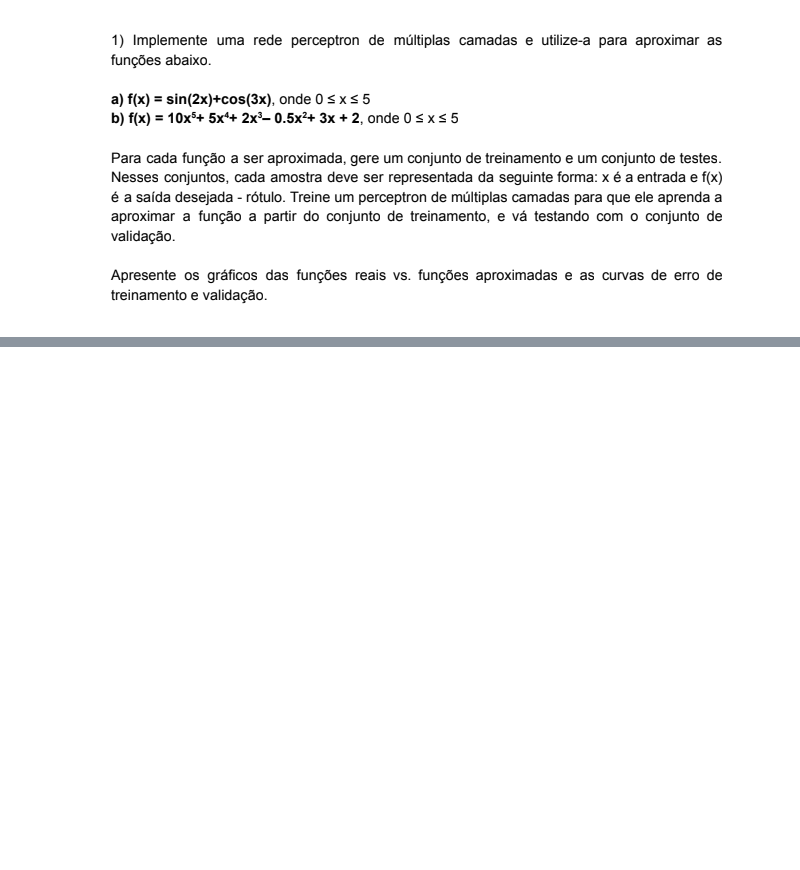
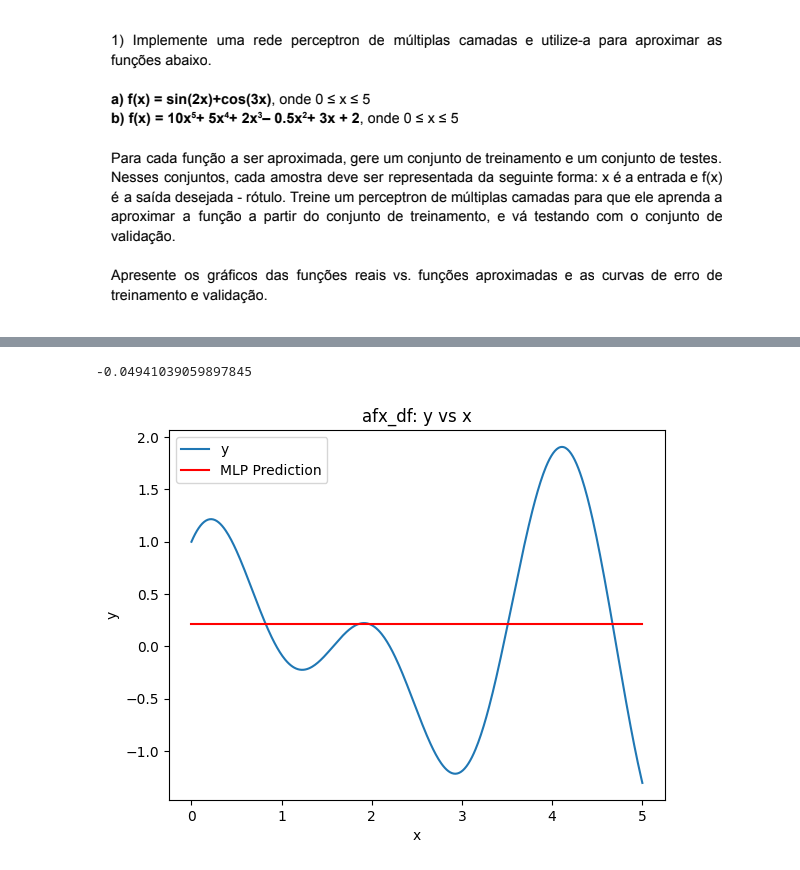
Before and after one commit to HodricVieira/aprendizado-profundo, a Jupyter notebook: Q1 perceptron Fx.ipynb, the cells around one changed output, grey strips where cells are left out. Saved outputs shown, nothing was run; the diff lists cells and outputs as text; code cells hidden in the pictures; blank space fills up the shorter version.

```diff
--- a/Q1 perceptron Fx.ipynb
+++ b/Q1 perceptron Fx.ipynb
@@ -6,0 +12,8 @@ import pandas as pd
+# %%
+def af(x): return np.sin(2*x) + np.cos(3*x)
+afx_table = [(x, af(x)) for x in np.arange(0, 5.01, 0.01)]
+afx_df = pd.DataFrame(afx_table, columns=['x', 'y'])
+
+def bf(x): return 10*x**5 + 5*x**4 + 2*x**3 + - 0.5*x**2 + 3*x + 2
+bfx_table = [(x, bf(x)) for x in np.arange(0, 5.01, 0.01)]
+bfx_df = pd.DataFrame(bfx_table, columns=['x', 'y'])
@@ -6,0 +36,3 @@ import pandas as pd
+# %%
+afx_df_sample = afx_df.sample(n=400, random_state=42)
+bfx_df_sample = bfx_df.sample(n=400, random_state=42)
@@ -6,0 +55,8 @@ import pandas as pd
+# %%
+afx_trainX, afx_testX, afx_trainY, afx_testY = model_selection.train_test_split(
+    afx_df_sample['x'].values.reshape(-1, 1), afx_df_sample['y'].values.reshape(-1, 1), test_size=0.2, random_state=42)
+
+bfx_trainX, bfx_testX, bfx_trainY, bfx_testY = model_selection.train_test_split(
+    bfx_df_sample['x'].values.reshape(-1, 1), bfx_df_sample['y'].values.reshape(-1, 1), test_size=0.2, random_state=42)
+
+bfx_trainX
@@ -6,0 +81,11 @@ import pandas as pd
+# %%
+amodel = MLPRegressor(hidden_layer_sizes=(30, 50, 50, 50, 5, 5),
+                    max_iter=2000,
+                    tol=0.001,
+                    learning_rate_init=0.01,
+                    solver='sgd',
+                    activation='logistic',
+                    learning_rate='adaptive',
+                    verbose=True
+                        )
+amodel.fit(afx_trainX, afx_trainY)
@@ -6,0 +157,18 @@ import pandas as pd
+# %%
+bmodel.predict(bfx_testX)
+
+bmodel.score(bfx_testX, bfx_testY)
+# %% [output]
+-0.04941039059897845
+# %%
+afx_df.plot(x='x', y='y', title='afx_df: y vs x', legend=False)
+
+# Predict using the model for all x in afx_df
+predicted_y = amodel.predict(afx_df[['x']])
+plt.pyplot.plot(afx_df['x'], predicted_y, color='red', label='MLP Prediction')
+plt.pyplot.legend()
+plt.pyplot.xlabel('x')
+plt.pyplot.ylabel('y')
+plt.pyplot.show()
+# %% [output]
+[figure, added]
```
Also changed, not shown: parts of 8 cells of this notebook, 4 other files.
